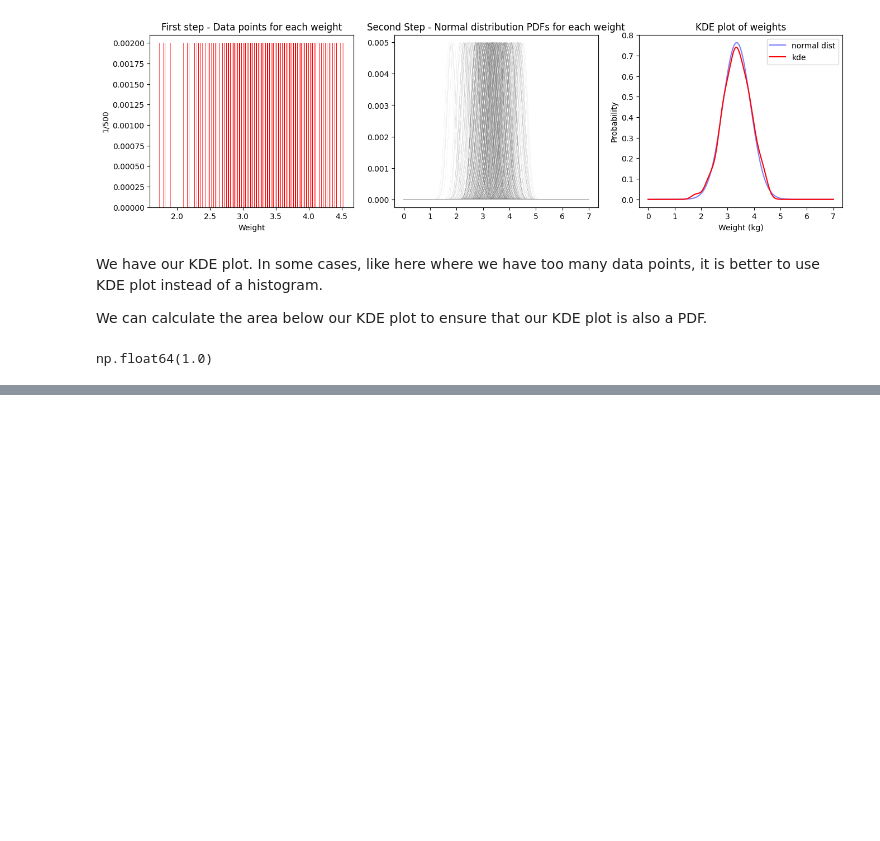
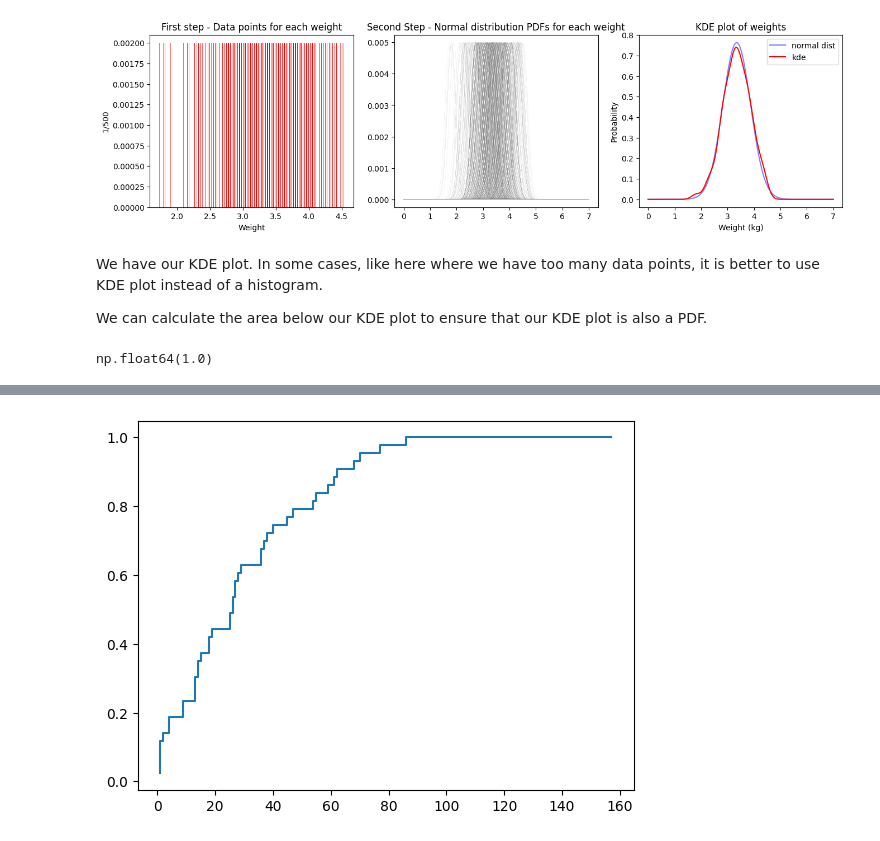
Before and after one commit to dybdeskarphet/statistics, a Jupyter notebook: notes/think_stats/06_probability_density_functions.ipynb, the cells around one changed output, grey strips where cells are left out. Drawn from its saved outputs; the diff is of its cells as text; code cells hidden in the pictures; blank space fills up the shorter version.

```diff
--- a/notes/think_stats/06_probability_density_functions.ipynb
+++ b/notes/think_stats/06_probability_density_functions.ipynb
@@ -191,0 +269,3 @@ At this point, we have a complete set of ways to represent distributions: PMFs,
+# %%
+intervals_cdf = intervals_pmf.cumsum()
+intervals_cdf
@@ -191,0 +290,6 @@ At this point, we have a complete set of ways to represent distributions: PMFs,
+# %%
+fig, ax = plt.subplots()
+ax.step(intervals_cdf.index, intervals_cdf)
+plt.show()
+# %% [output]
+[figure, added]
```
Also changed, not shown: parts of 32 cells of this notebook, 4 other files.
